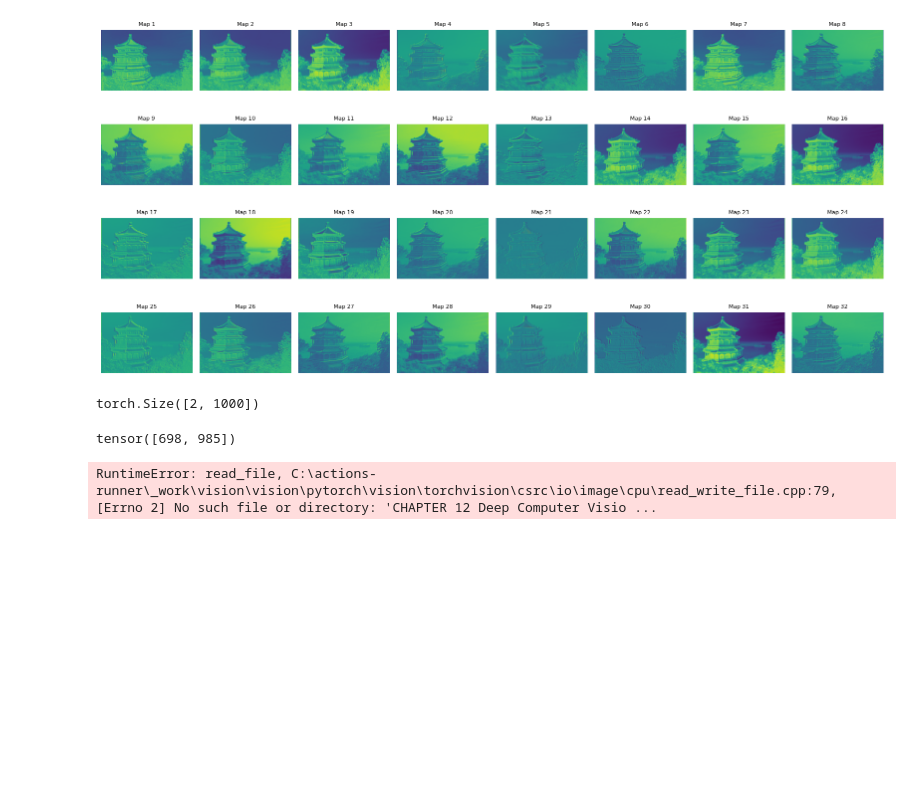
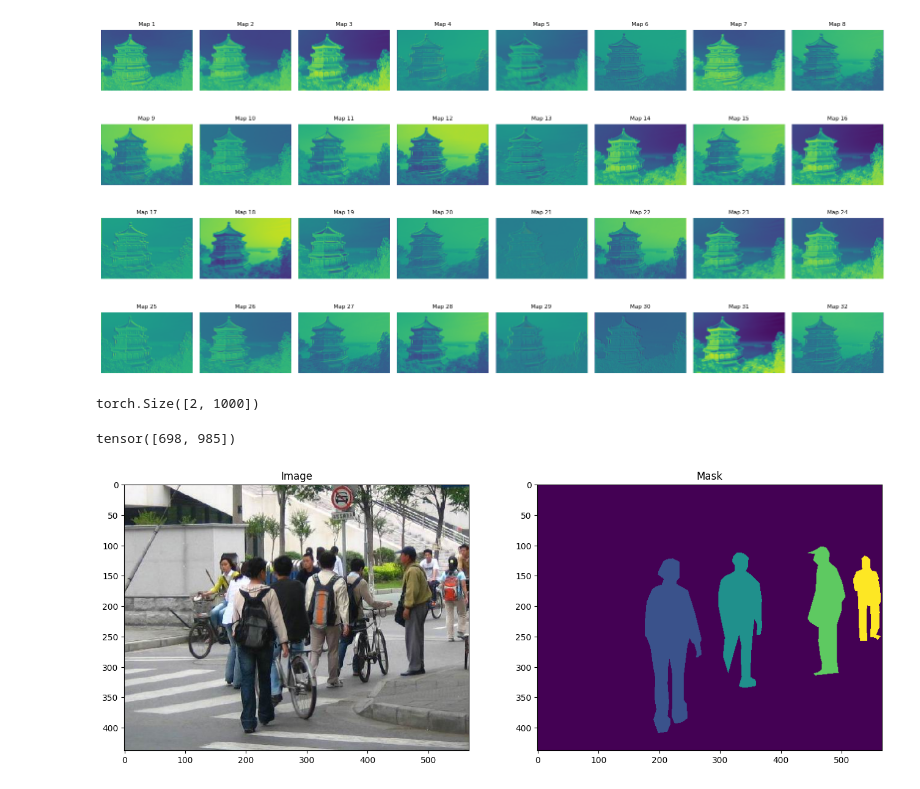
Before and after one commit to Abdurhman-elgrm/Hands-On_Machine_Learning, a Jupyter notebook: CHAPTER 12 Deep Computer Vision Using Convolutional Neural Networks/CNN.ipynb, the cells around one changed output. Saved outputs shown, nothing was run; the diff lists cells and outputs as text; code cells hidden in the pictures; blank space fills up the shorter version.

```diff
--- a/CHAPTER 12 Deep Computer Vision Using Convolutional Neural Networks/CNN.ipynb
+++ b/CHAPTER 12 Deep Computer Vision Using Convolutional Neural Networks/CNN.ipynb
@@ -183,18 +183,22 @@ tensor([698, 985])
 # %%
 ## torchvision object detection finetuning tutorial
 
 import matplotlib.pyplot as plt
 from torchvision.io import read_image
+from pathlib import Path
 
-image = read_image("C:\Users\ELGRM\OneDrive\Desktop\Hands-On_Machine_Learning_with_Scikit-Learn-Keras-and-TensorFlow-2nd-Edition-Aurelien-Geron\CHAPTER 12 Deep Computer Vision Using Convolutional Neural Networks\PennFudanPed\PNGImages\FudanPed00046.png")
-mask = read_image("C:\Users\ELGRM\OneDrive\Desktop\Hands-On_Machine_Learning_with_Scikit-Learn-Keras-and-TensorFlow-2nd-Edition-Aurelien-Geron\CHAPTER 12 Deep Computer Vision Using Convolutional Neural Networks\PennFudanPed\PedMasks\FudanPed00046_mask.png")
+base = Path(r"C:\Users\ELGRM\OneDrive\Desktop\Hands-On_Machine_Learning_with_Scikit-Learn-Keras-and-TensorFlow-2nd-Edition-Aurelien-Geron\CHAPTER 12 Deep Computer Vision Using Convolutional Neural Networks\PennFudanPed")
+
+image = read_image(str(base / "PNGImages" / "FudanPed00046.png"))
+mask = read_image(str(base / "PedMasks" / "FudanPed00046_mask.png"))
 
 plt.figure(figsize=(16, 8))
 plt.subplot(121)
 plt.title("Image")
 plt.imshow(image.permute(1, 2, 0))
 plt.subplot(122)
 plt.title("Mask")
 plt.imshow(mask.permute(1, 2, 0))
+plt.show()
 # %% [output]
-RuntimeError: read_file, C:\actions-runner\_work\vision\vision\pytorch\vision\torchvision\csrc\io\image\cpu\read_write_file.cpp:79, [Errno 2] No such file or directory: 'CHAPTER 12 Deep Computer Visio ...
+[figure, added]
```
Also changed, not shown: parts of 2 cells of this notebook.
